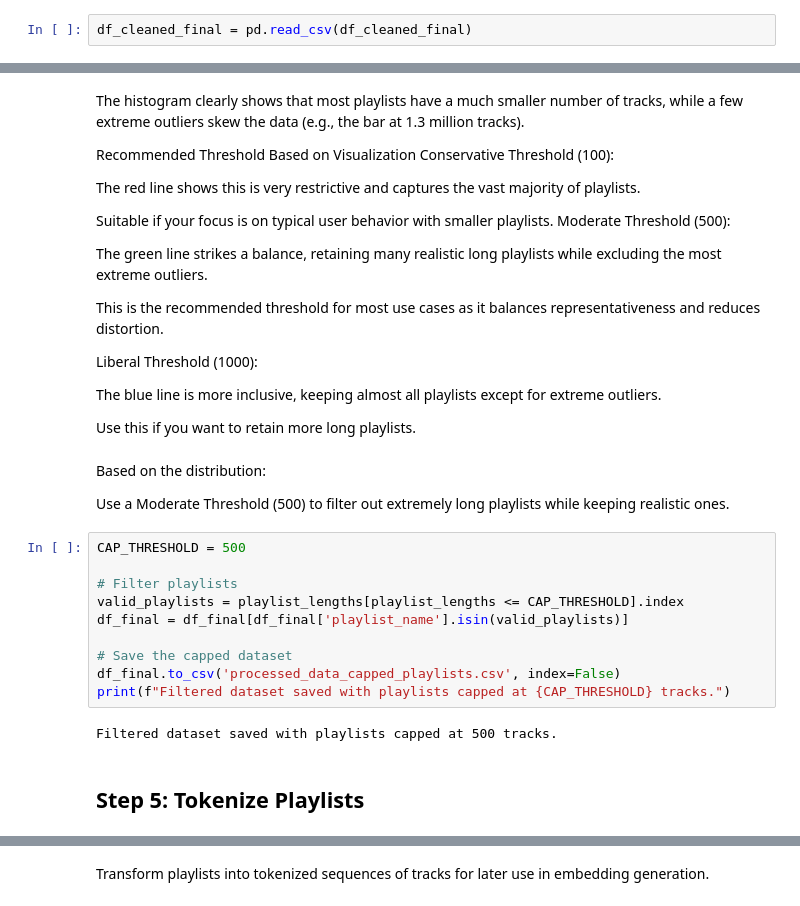
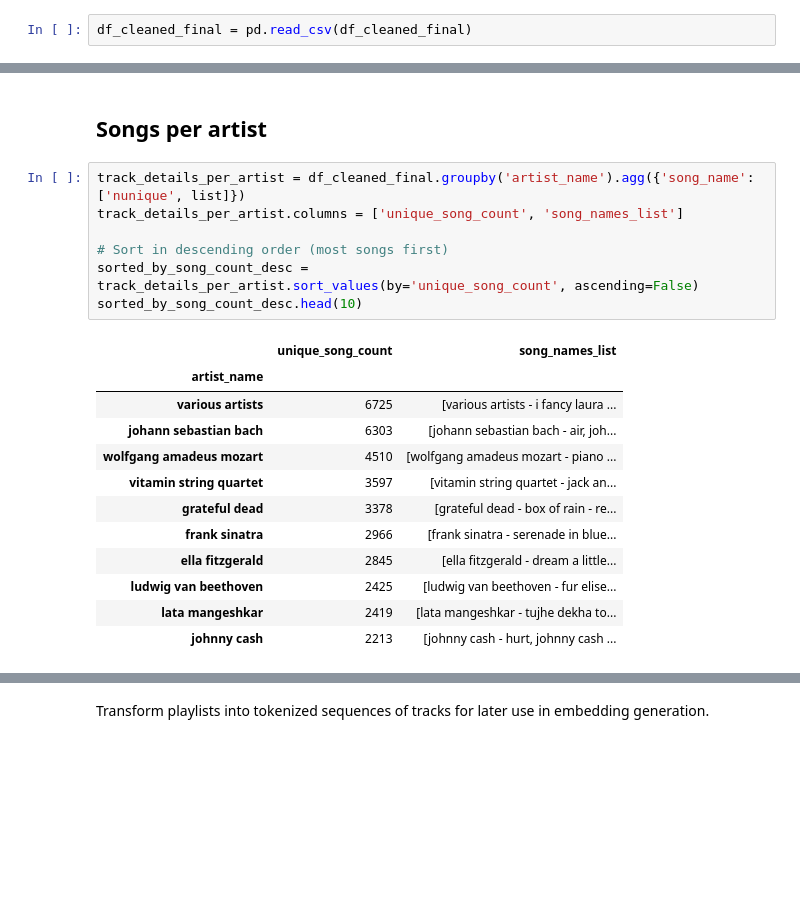
Before and after one commit to ortall0201/Spotify-Playlist-Recommender-System-Using-NLP, a Jupyter notebook: Manor/Spotify_playlist_EDA_Basic_Cleaning.ipynb, the cells around one changed output, grey strips where cells are left out. Cells and saved outputs as stored; diff of their text form; blank space fills up the shorter version.

```diff
--- a/Manor/Spotify_playlist_EDA_Basic_Cleaning.ipynb
+++ b/Manor/Spotify_playlist_EDA_Basic_Cleaning.ipynb
@@ -727,38 +333,22 @@ plt.show()
-# %% [markdown]
-The histogram clearly shows that most playlists have a much smaller number of tracks, while a few extreme outliers skew the data (e.g., the bar at 1.3 million tracks).
-
-Recommended Threshold Based on Visualization
-Conservative Threshold (100):
-
-The red line shows this is very restrictive and captures the vast majority of playlists.
-
-Suitable if your focus is on typical user behavior with smaller playlists.
-Moderate Threshold (500):
-
-The green line strikes a balance, retaining many realistic long playlists while excluding the most extreme outliers.
-
-This is the recommended threshold for most use cases as it balances representativeness and reduces distortion.
-
-Liberal Threshold (1000):
-
-The blue line is more inclusive, keeping almost all playlists except for extreme outliers.
-
-Use this if you want to retain more long playlists.
-# %% [markdown]
-Based on the distribution:
-
-Use a Moderate Threshold (500) to filter out extremely long playlists while keeping realistic ones.
-# %%
-CAP_THRESHOLD = 500
-
-# Filter playlists
-valid_playlists = playlist_lengths[playlist_lengths <= CAP_THRESHOLD].index
-df_final = df_final[df_final['playlist_name'].isin(valid_playlists)]
-
-# Save the capped dataset
-df_final.to_csv('processed_data_capped_playlists.csv', index=False)
-print(f"Filtered dataset saved with playlists capped at {CAP_THRESHOLD} tracks.")
-# %% [output]
-Filtered dataset saved with playlists capped at 500 tracks.
-# %% [markdown]
-## Step 5: Tokenize Playlists
+# %% [markdown]
+## Songs per artist
+# %%
+track_details_per_artist = df_cleaned_final.groupby('artist_name').agg({'song_name': ['nunique', list]})
+track_details_per_artist.columns = ['unique_song_count', 'song_names_list']
+
+# Sort in descending order (most songs first)
+sorted_by_song_count_desc = track_details_per_artist.sort_values(by='unique_song_count', ascending=False)
+sorted_by_song_count_desc.head(10)
+# %% [output]
+|  | unique_song_count | song_names_list |
+| artist_name |  |  |
+| various artists | 6725 | [various artists - i fancy laura ... |
+| johann sebastian bach | 6303 | [johann sebastian bach - air, joh... |
+| wolfgang amadeus mozart | 4510 | [wolfgang amadeus mozart - piano ... |
+| vitamin string quartet | 3597 | [vitamin string quartet - jack an... |
+| grateful dead | 3378 | [grateful dead - box of rain - re... |
+| frank sinatra | 2966 | [frank sinatra - serenade in blue... |
+| ella fitzgerald | 2845 | [ella fitzgerald - dream a little... |
+| ludwig van beethoven | 2425 | [ludwig van beethoven - fur elise... |
+| lata mangeshkar | 2419 | [lata mangeshkar - tujhe dekha to... |
+| johnny cash | 2213 | [johnny cash - hurt, johnny cash ... |
```
Also changed, not shown: parts of 92 cells of this notebook.
